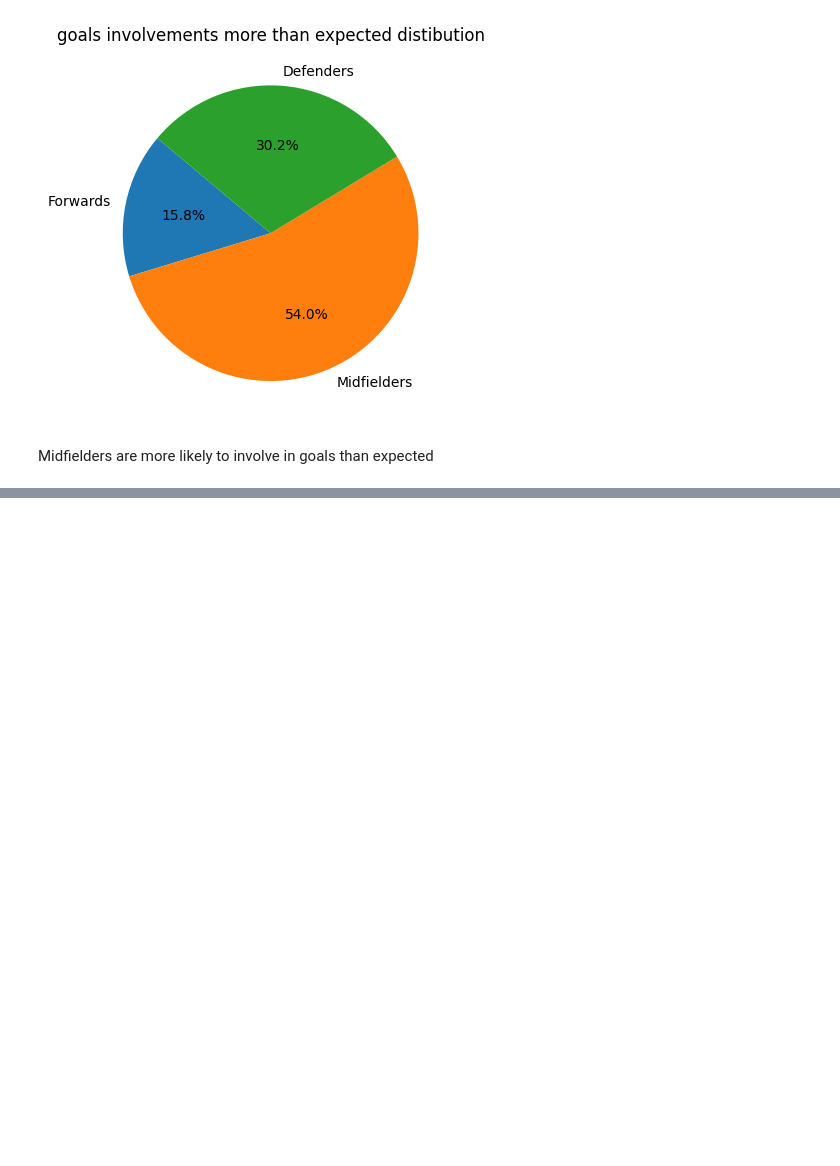
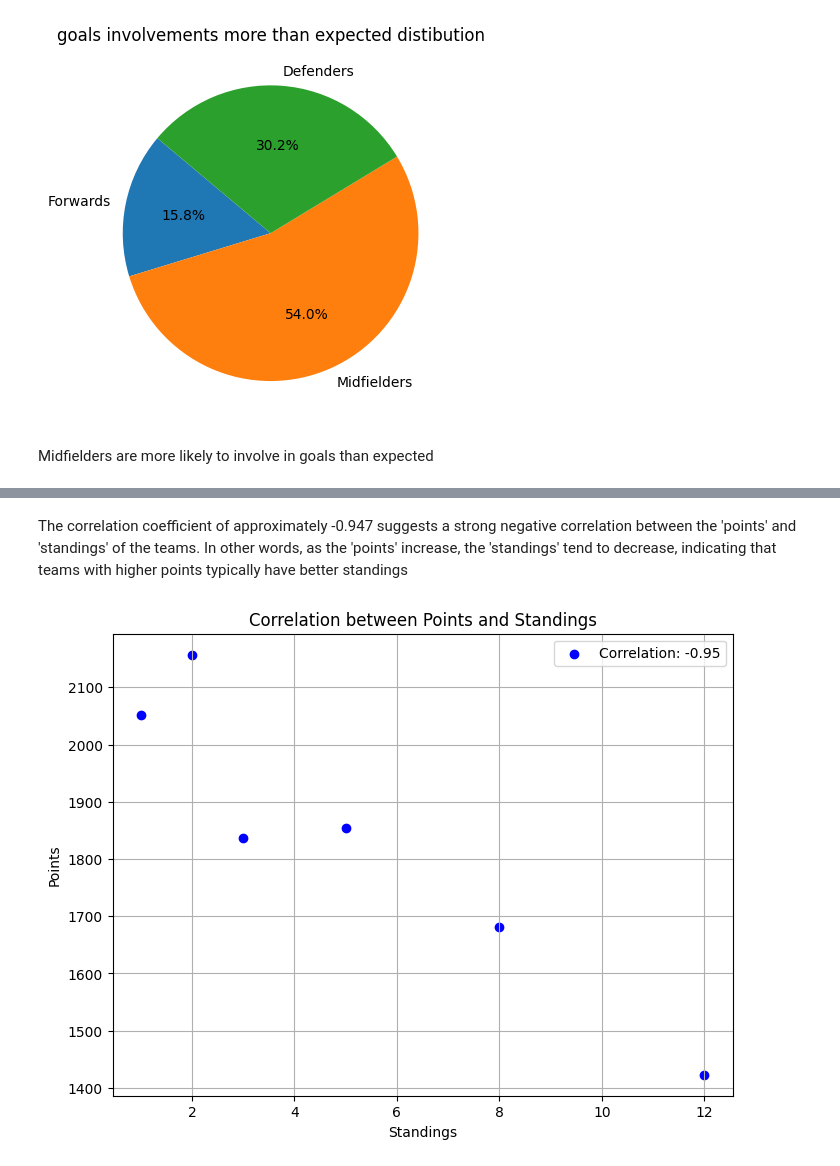
Before and after one commit to borhenDH/Fantasy-premier-league-Data-Analysis-and-Visualisation, a Jupyter notebook: analysis.ipynb, the cells around one changed output, grey strips where cells are left out. Saved outputs shown, nothing was run; the diff lists cells and outputs as text; code cells hidden in the pictures; blank space fills up the shorter version.

```diff
--- a/analysis.ipynb
+++ b/analysis.ipynb
@@ -246,0 +253,14 @@ teams
+# %% [markdown]
+The correlation coefficient of approximately -0.947 suggests a strong negative correlation between the 'points' and 'standings' of the teams. In other words, as the 'points' increase, the 'standings' tend to decrease, indicating that teams with higher points typically have better standings
+# %%
+plt.figure(figsize=(8, 6))
+plt.scatter( teams['standings'],teams['points'], c='b', label=f'Correlation: {correlation:.2f}')
+plt.title('Correlation between Points and Standings')
+plt.ylabel('Points')
+plt.xlabel('Standings')
+plt.legend()
+plt.grid(True)
+
+plt.show()
+# %% [output]
+[figure, added]
```
Also changed, not shown: parts of 6 cells of this notebook.
